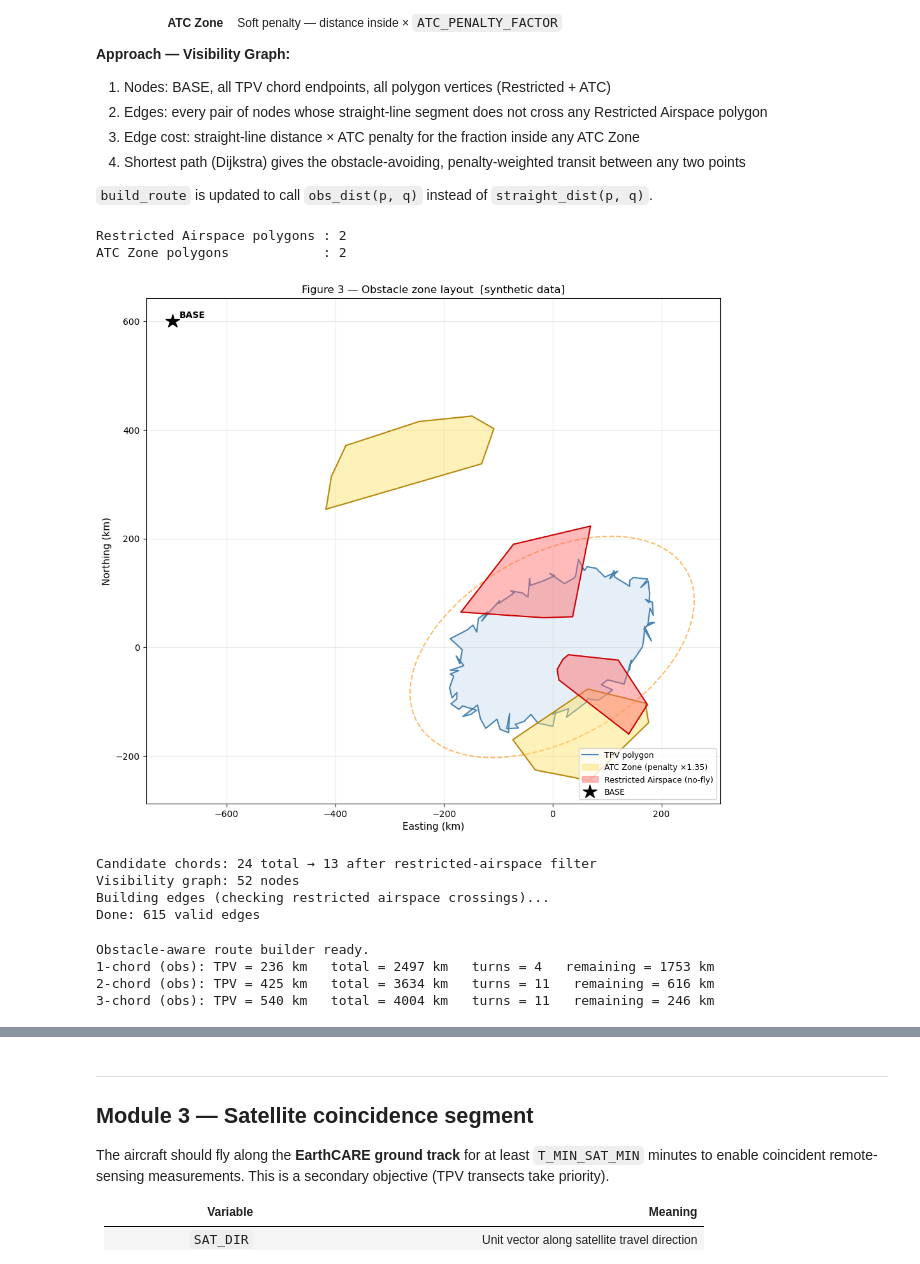
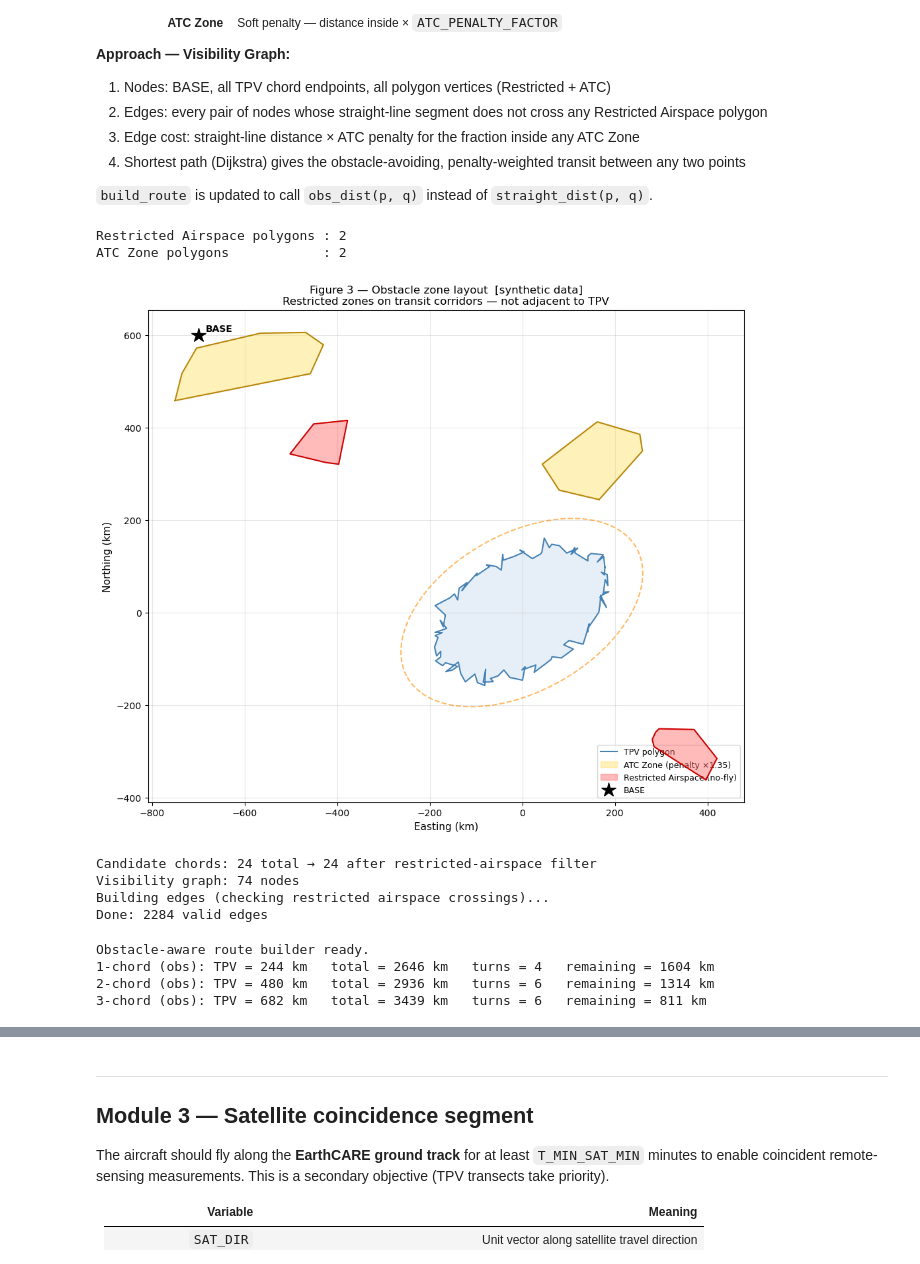
Before and after one commit to xf37/aerial-met-survey-optimizer, a Jupyter notebook: 07_tpv_route_planning.ipynb, the cells around one changed output, grey strips where cells are left out. Drawn from its saved outputs; the diff is of its cells as text; code cells hidden in the pictures.

```diff
--- a/07_tpv_route_planning.ipynb
+++ b/07_tpv_route_planning.ipynb
@@ -479,13 +479,6 @@ Two new zone types are loaded here (synthetic polygons — replace with real sha
 import heapq
 from shapely.geometry import MultiPolygon, MultiPoint
 from shapely.ops import unary_union
-
-# ── Synthetic obstacle zones (replace with gpd.read_file(...) for real data) ──
-#
-# To load real shapefiles:
-#   restricted_gdf = gpd.read_file(r'path\to\restricted_airspace.shp').to_crs(local_crs)
-#   atc_gdf        = gpd.read_file(r'path\to\atc_zones.shp').to_crs(local_crs)
-#   then convert to local km frame (same transform used for TPV_PTS)
 
 def make_irregular_poly(cx, cy, radius_x, radius_y, n_pts=10, angle_deg=0., seed=0):
     """Irregular convex polygon roughly fitting radius_x × radius_y, rotated by angle_deg."""
@@ -498,18 +491,18 @@ def make_irregular_poly(cx, cy, radius_x, radius_y, n_pts=10, angle_deg=0., seed
     pts = (R @ pts.T).T + np.array([cx, cy])
     return MultiPoint(pts).convex_hull
 
-# Restricted Airspace — hard no-fly zones (red)
-# Positioned to partially overlap the TPV polygon so some candidate chords are invalidated.
+# ── Synthetic obstacle zones ──────────────────────────────────────────────
+# Restricted Airspace: on the BASE→TPV transit corridor and SE of TPV.
+# Both zones are > 400 km from the TPV centroid — well outside the TPV boundary.
 restricted_polys = [
-    make_irregular_poly(-30,  130, 160, 100, angle_deg=25., seed=7),   # upper-left, cuts into TPV
-    make_irregular_poly( 90,  -80, 110,  80, angle_deg=-20., seed=8),  # lower-right, near TPV edge
+    make_irregular_poly(-430,  370,  80,  60, angle_deg= 20., seed=7),  # transit corridor NW
+    make_irregular_poly( 350, -300,  90,  65, angle_deg=-15., seed=8),  # SE of TPV
 ]
 
-# ATC Zones — flyable but penalised (yellow)
-# Positioned on likely transit corridors between BASE and TPV.
+# ATC Zones: near BASE and NE of TPV — outside TPV boundary.
 atc_polys = [
-    make_irregular_poly(-250, 300, 200, 130, angle_deg=15., seed=9),   # BASE → TPV transit corridor
-    make_irregular_poly(  50, -160, 150,  90, angle_deg= 5., seed=10), # below TPV
+    make_irregular_poly(-580,  490, 200, 130, angle_deg=10., seed=9),   # near BASE
+    make_irregular_poly( 150,  330, 130,  90, angle_deg= 5., seed=10),  # NE of TPV
 ]
 
 restricted_union = unary_union(restricted_polys)
@@ -526,35 +519,36 @@ ax.fill(TPV_PTS[:,0], TPV_PTS[:,1], color='#cfe0f0', alpha=0.5, zorder=1)
 ax.plot(closed[:,0],  closed[:,1],  color='steelblue', lw=1.5, zorder=2, label='TPV polygon')
 ax.plot(ell_xy[:,0],  ell_xy[:,1],  '--', color='darkorange', lw=1.5, alpha=0.6, zorder=3)
 
 for poly in atc_polys:
     xs, ys = poly.exterior.xy
     ax.fill(xs, ys, color='#ffe066', alpha=0.45, zorder=4)
     ax.plot(xs, ys, color='#b8860b', lw=1.5, zorder=5)
 ax.fill([], [], color='#ffe066', alpha=0.45,
         label=f'ATC Zone (penalty ×{ATC_PENALTY_FACTOR})')
 
 for poly in restricted_polys:
     xs, ys = poly.exterior.xy
     ax.fill(xs, ys, color='#ff6666', alpha=0.45, zorder=6)
     ax.plot(xs, ys, color='#cc0000', lw=1.5, zorder=7)
 ax.fill([], [], color='#ff6666', alpha=0.45, label='Restricted Airspace (no-fly)')
 
 ax.plot(*BASE, '*', color='black', ms=16, zorder=10, label='BASE')
 ax.annotate('BASE', BASE, textcoords='offset points', xytext=(8, 4),
             fontsize=10, fontweight='bold')
 
 ax.set_aspect('equal')
 ax.set_xlabel('Easting (km)', fontsize=11)
 ax.set_ylabel('Northing (km)', fontsize=11)
-ax.set_title('Figure 3 — Obstacle zone layout  [synthetic data]', fontsize=12)
+ax.set_title('Figure 3 — Obstacle zone layout  [synthetic data]\n'
+             'Restricted zones on transit corridors — not adjacent to TPV', fontsize=12)
 ax.legend(fontsize=9, loc='lower right')
 ax.grid(True, alpha=0.3)
 plt.tight_layout()
 plt.show()
 # %% [output]
 Restricted Airspace polygons : 2
 ATC Zone polygons            : 2
-[figure, old version]
+[figure, new version]
 # %%
 # ── Re-generate candidate chords filtered against restricted airspace ─────
 # Chords whose segments enter any restricted polygon are discarded here,
@@ -652,10 +646,10 @@ adj = build_visibility_graph(all_nodes, restricted_union, atc_union)
 n_edges = sum(len(v) for v in adj.values()) // 2
 print(f'Done: {n_edges} valid edges')
 # %% [output]
-Candidate chords: 24 total → 13 after restricted-airspace filter
-Visibility graph: 52 nodes
+Candidate chords: 24 total → 24 after restricted-airspace filter
+Visibility graph: 74 nodes
 Building edges (checking restricted airspace crossings)...
-Done: 615 valid edges
+Done: 2284 valid edges
 # %%
 # ── Obstacle-aware transit and updated route builder ──────────────────────
 
@@ -784,9 +778,9 @@ for n in [1, 2, 3]:
         print(f'{n}-chord (obs): no feasible route found')
 # %% [output]
 Obstacle-aware route builder ready.
-1-chord (obs): TPV = 236 km   total = 2497 km   turns = 4   remaining = 1753 km
-2-chord (obs): TPV = 425 km   total = 3634 km   turns = 11   remaining = 616 km
-3-chord (obs): TPV = 540 km   total = 4004 km   turns = 11   remaining = 246 km
+1-chord (obs): TPV = 244 km   total = 2646 km   turns = 4   remaining = 1604 km
+2-chord (obs): TPV = 480 km   total = 2936 km   turns = 6   remaining = 1314 km
+3-chord (obs): TPV = 682 km   total = 3439 km   turns = 6   remaining = 811 km
 # %%
 # ── Figure 4: Complete obstacle-aware routes ──────────────────────────────
 def plot_route_obs(ax, route, tpv_pts, ell_xy, base,
```
Also changed, not shown: parts of 3 cells of this notebook.
